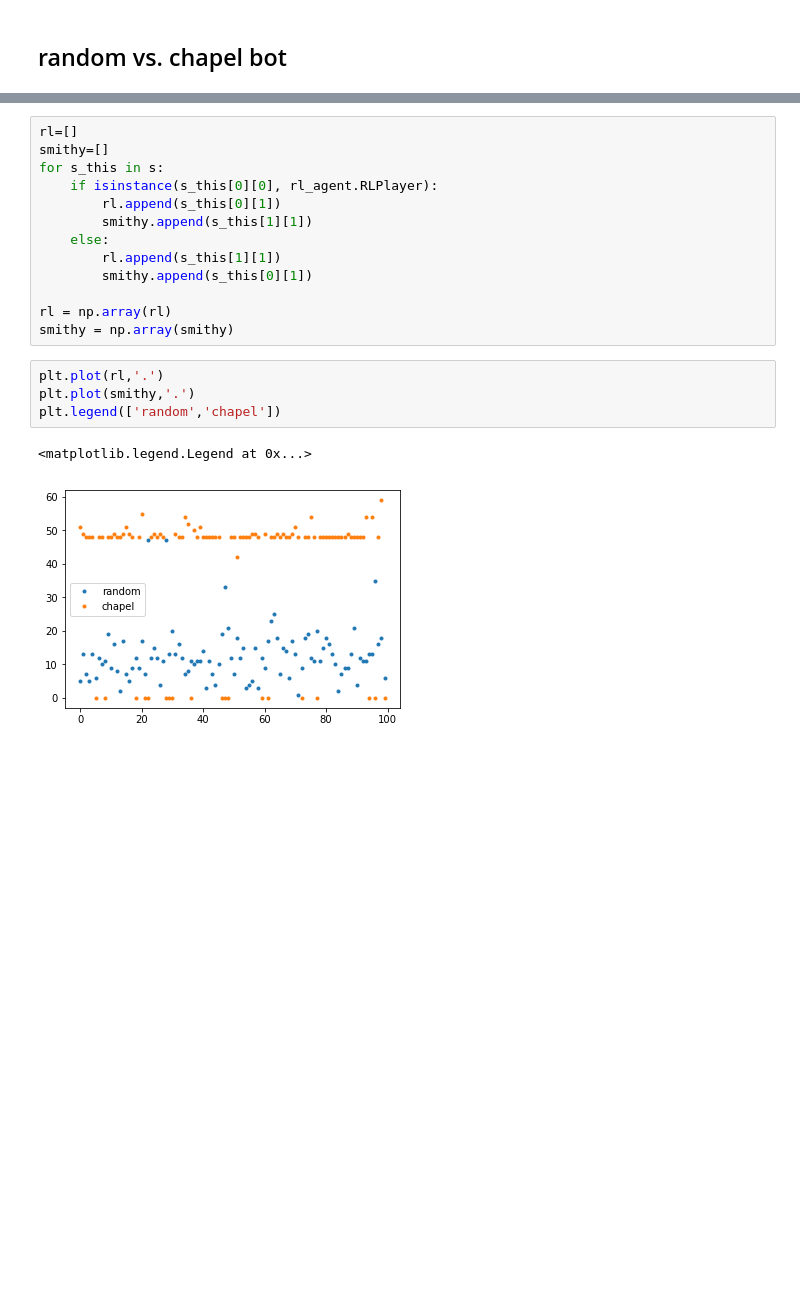
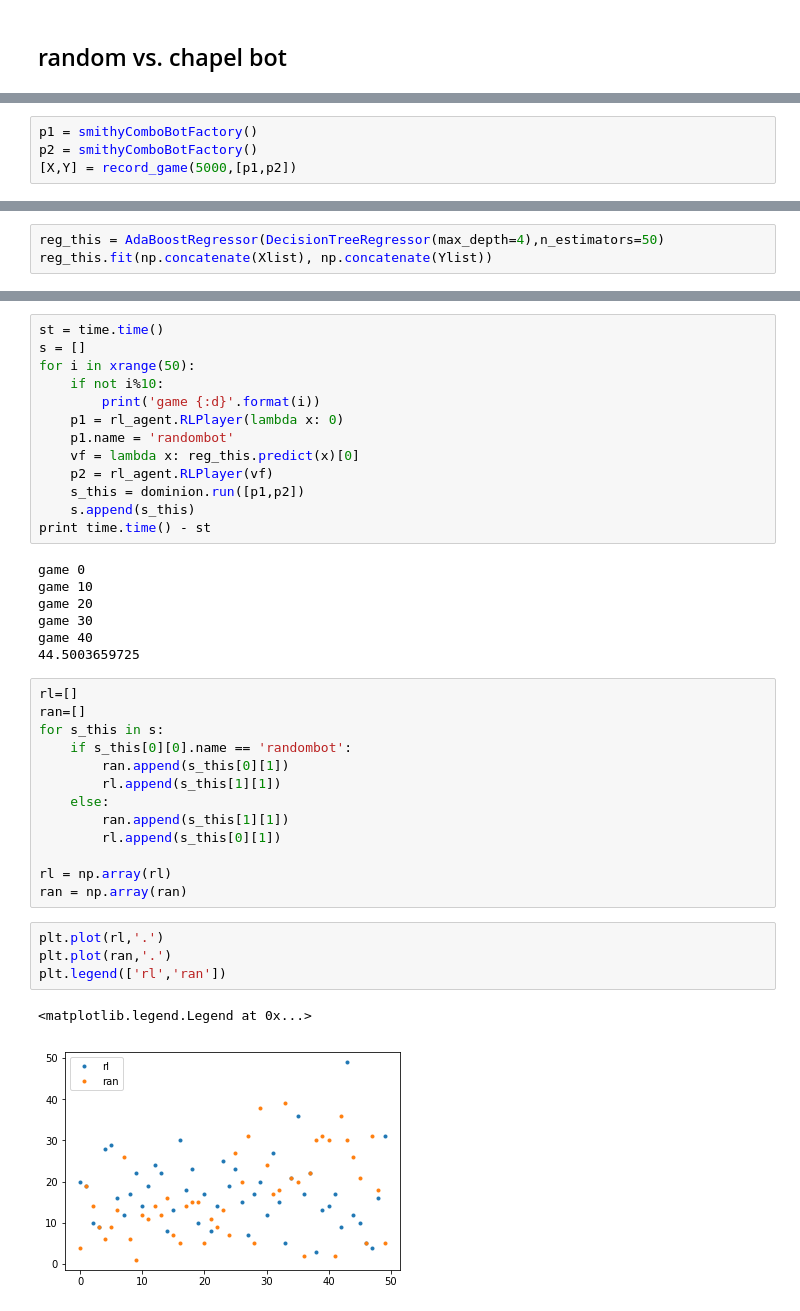
Before and after one commit to hungiyang/dominiate, a Jupyter notebook: dominiate/dominiate_testing.ipynb, the cells around one changed output, grey strips where cells are left out. Cells and saved outputs as stored; diff of their text form; blank space fills up the shorter version.

```diff
--- a/dominiate/dominiate_testing.ipynb
+++ b/dominiate/dominiate_testing.ipynb
@@ -108,0 +156,4 @@ print time.time() - st
+# %%
+p1 = smithyComboBotFactory()
+p2 = smithyComboBotFactory()
+[X,Y] = record_game(5000,[p1,p2])
@@ -108,0 +238,3 @@ print time.time() - st
+# %%
+reg_this = AdaBoostRegressor(DecisionTreeRegressor(max_depth=4),n_estimators=50)
+reg_this.fit(np.concatenate(Xlist), np.concatenate(Ylist))
@@ -109,21 +249,41 @@ print time.time() - st
+# %%
+st = time.time()
+s = []
+for i in xrange(50):
+    if not i%10:
+        print('game {:d}'.format(i))
+    p1 = rl_agent.RLPlayer(lambda x: 0)
+    p1.name = 'randombot'
+    vf = lambda x: reg_this.predict(x)[0]
+    p2 = rl_agent.RLPlayer(vf)
+    s_this = dominion.run([p1,p2])
+    s.append(s_this)
+print time.time() - st
+# %% [output]
+game 0
+game 10
+game 20
+game 30
+game 40
+44.5003659725
 # %%
 rl=[]
-smithy=[]
+ran=[]
 for s_this in s:
-    if isinstance(s_this[0][0], rl_agent.RLPlayer):
+    if s_this[0][0].name == 'randombot':
+        ran.append(s_this[0][1])
+        rl.append(s_this[1][1])
+    else:
+        ran.append(s_this[1][1])
         rl.append(s_this[0][1])
-        smithy.append(s_this[1][1])
-    else:
-        rl.append(s_this[1][1])
-        smithy.append(s_this[0][1])
 
 rl = np.array(rl)
-smithy = np.array(smithy)
+ran = np.array(ran)
 # %%
 plt.plot(rl,'.')
-plt.plot(smithy,'.')
-plt.legend(['random','chapel'])
+plt.plot(ran,'.')
+plt.legend(['rl','ran'])
 # %% [output]
 <matplotlib.legend.Legend at 0x...>
-[figure, old version]
+[figure, new version]
 # %%
```
Also changed, not shown: parts of 38 cells of this notebook, 3 other files.
